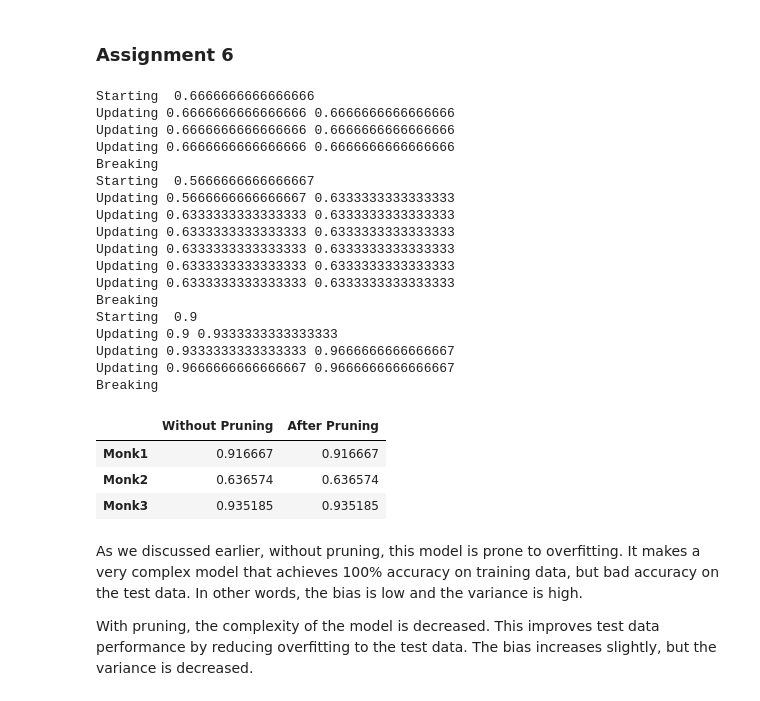
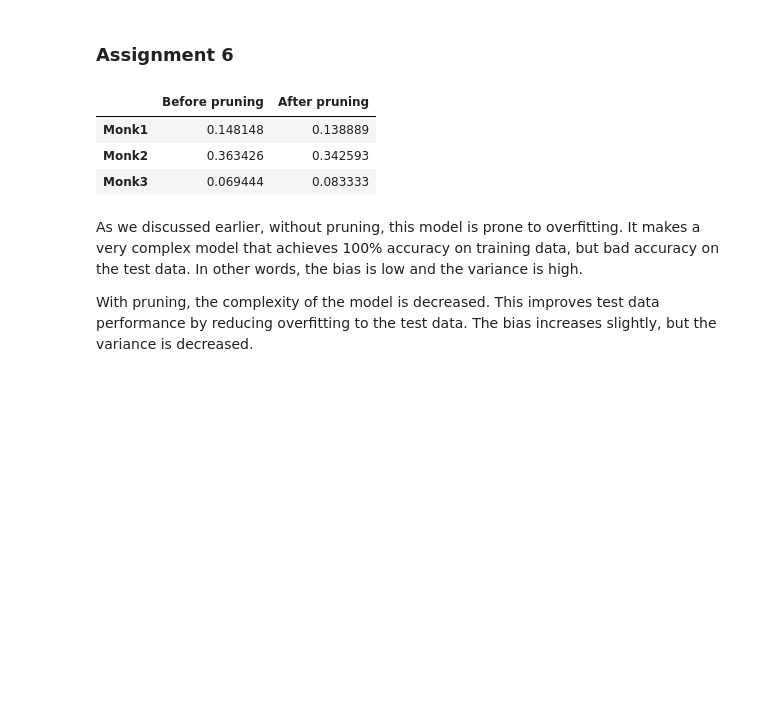
Before and after one commit to ermas3/Machine-Learning-Lab-1, a Jupyter notebook: python/Assignments.ipynb, the cells around one changed output. Drawn from its saved outputs; the diff is of its cells as text; code cells hidden in the pictures; blank space fills up the shorter version.

```diff
--- a/python/Assignments.ipynb
+++ b/python/Assignments.ipynb
@@ -130,7 +146,6 @@ TODO: Assumptions about assignment 0 correct??
 # %%
 def prune_tree(tree, val):
     prev_accuracy = check(tree, val)
-    print("Starting ", prev_accuracy)
 
     while True:
         alternatives = allPruned(tree)
@@ -145,71 +160,49 @@ def prune_tree(tree, val):
                 best_accuracy = alt_accuracy
 
         if best_alternative == None or best_accuracy < prev_accuracy:
-            print("Breaking")
             break
 
-        print("Updating", prev_accuracy, best_accuracy)
         prev_accuracy = best_accuracy
         tree = best_alternative
+    return tree
 
 
 def prune_error_rates(dataset_indexes, fraction):
     '''
     For each of the datasets inputed, calculate test set error rate with and without pruning,
     for some fraction of the training data for training/validation
     '''
      # For each dataset, create a row with error rate on test set, with and without pruning
     errors = np.zeros((len(dataset_indexes), 2))
     # Select the correct datasets
     datasets = [monk_datasets[i] for i in dataset_indexes]
     test_datasets = [monk_test_datasets[i] for i in dataset_indexes]
 
     # For each of the selected dataset, compute and save the error rate, with and without pruning
     for i, (train_ds, test_ds) in enumerate(zip(datasets, test_datasets)):
-        # TODO: The following code contains problems
-        #monk_train, monk_validate = partition(train_ds, fraction)
-        monk_train = train_ds[0:90]
-        monk_validate = train_ds[90:120]
+        monk_train, monk_validate = partition(train_ds, fraction)
         tree = buildTree(monk_train, attributes)
-        errors[i, 0] = check(tree, test_ds)
+        errors[i, 0] = 1 - check(tree, test_ds)
         # Commenting out code under this doesnt change result???
-        prune_tree(tree, monk_validate)
-        errors[i, 1] = check(tree, test_ds)
+        pruned_tree = prune_tree(tree, monk_validate)
+        errors[i, 1] = 1 - check(pruned_tree, test_ds)
 
     # Return error matrix
     return errors
 
 
 errors = prune_error_rates([0, 1, 2], 0.6)
 
 errors_df = pd.DataFrame(errors)
-errors_df.columns = ['Without Pruning', 'After Pruning']
+errors_df.columns = ['Before pruning', 'After pruning']
 errors_df.index = monk_dataset_names
 
 errors_df
 # %% [output]
-Starting  0.6666666666666666
-Updating 0.6666666666666666 0.6666666666666666
-Updating 0.6666666666666666 0.6666666666666666
-Updating 0.6666666666666666 0.6666666666666666
-Breaking
-Starting  0.5666666666666667
-Updating 0.5666666666666667 0.6333333333333333
-Updating 0.6333333333333333 0.6333333333333333
-Updating 0.6333333333333333 0.6333333333333333
-Updating 0.6333333333333333 0.6333333333333333
-Updating 0.6333333333333333 0.6333333333333333
-Updating 0.6333333333333333 0.6333333333333333
-Breaking
-Starting  0.9
-Updating 0.9 0.9333333333333333
-Updating 0.9333333333333333 0.9666666666666667
-Updating 0.9666666666666667 0.9666666666666667
-Breaking
-|  | Without Pruning | After Pruning |
-| Monk1 | 0.916667 | 0.916667 |
-| Monk2 | 0.636574 | 0.636574 |
-| Monk3 | 0.935185 | 0.935185 |
+|  | Before pruning | After pruning |
+| Monk1 | 0.148148 | 0.138889 |
+| Monk2 | 0.363426 | 0.342593 |
+| Monk3 | 0.069444 | 0.083333 |
 # %% [markdown]
 As we discussed earlier, without pruning, this model is prone to overfitting. It makes a very complex model that achieves 100% accuracy on training data, but bad accuracy on the test data. In other words, the bias is low and the variance is high.
 
```
Also changed, not shown: parts of 4 cells of this notebook.
